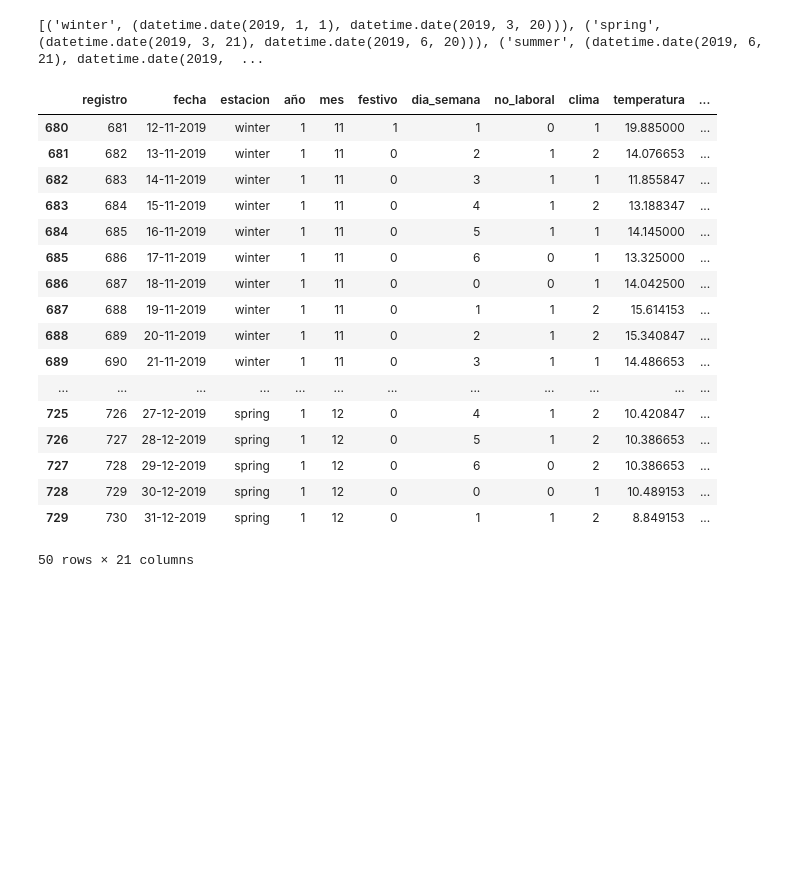
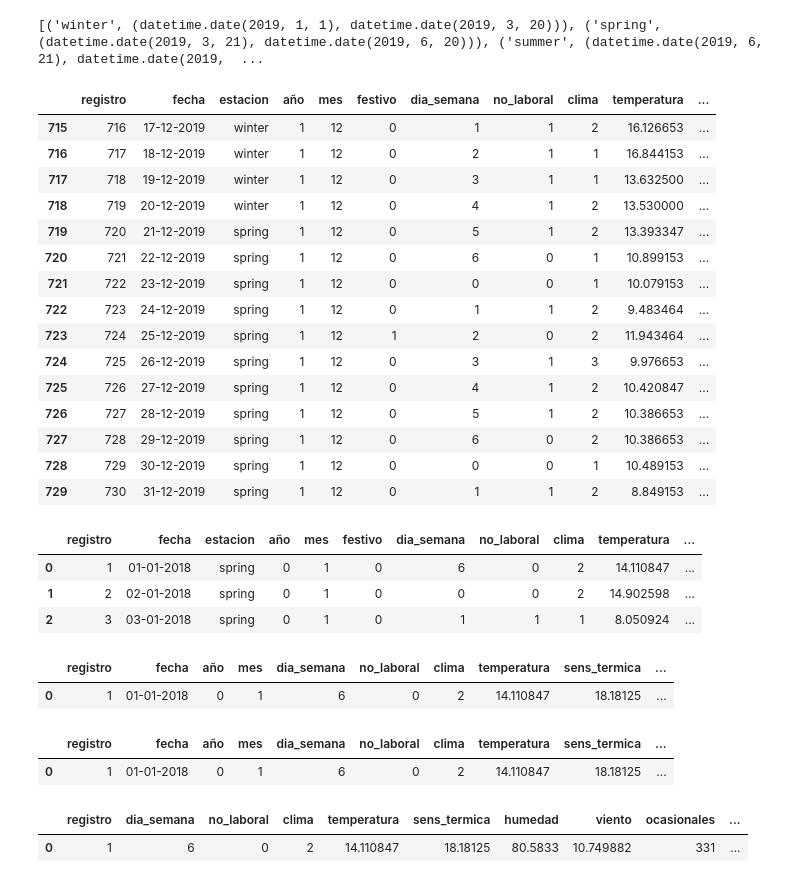
Before and after one commit to Adalab/project-da-promo-C-module-3-team-4, a Jupyter notebook: 1.Limpieza_exploracion.ipynb, the cells around one changed output. Drawn from its saved outputs; the diff is of its cells as text; code cells hidden in the pictures; blank space fills up the shorter version.

Commit message:
subir cambios proyecto lunes 23

```diff
--- a/1.Limpieza_exploracion.ipynb
+++ b/1.Limpieza_exploracion.ipynb
@@ -5,9 +5,12 @@ import pandas as pd
 import numpy as np
 import seaborn as sns
 import matplotlib.pyplot as plt
-import sidetable # si os da un error este comando es por no tenerlo instalado,
-                 # vemos cómo instalarlo en el siguiente apartado
+import sidetable # si nos da un error este comando es por no tenerlo instalado
+#!pip install holidays
+import holidays
+from datetime import date, datetime
 
+pd.options.display.max_columns=None
 # establecer el tamaño de nuestras figuras
 plt.rcParams["figure.figsize"] = (10,8)
 # %%
@@ -235,23 +225,30 @@ def sacar_estacion(fecha):
 # %%
 df["estacion_correcta"] = df["fecha_nueva"].apply(sacar_estacion)
 # %%
-df.tail(50)
+df.tail(15)
 # %% [output]
 |  | registro | fecha | estacion | año | mes | festivo | dia_semana | no_laboral | clima | temperatura | ... |
-| 680 | 681 | 12-11-2019 | winter | 1 | 11 | 1 | 1 | 0 | 1 | 19.885000 | ... |
-| 681 | 682 | 13-11-2019 | winter | 1 | 11 | 0 | 2 | 1 | 2 | 14.076653 | ... |
-| 682 | 683 | 14-11-2019 | winter | 1 | 11 | 0 | 3 | 1 | 1 | 11.855847 | ... |
-| 683 | 684 | 15-11-2019 | winter | 1 | 11 | 0 | 4 | 1 | 2 | 13.188347 | ... |
-| 684 | 685 | 16-11-2019 | winter | 1 | 11 | 0 | 5 | 1 | 1 | 14.145000 | ... |
-| 685 | 686 | 17-11-2019 | winter | 1 | 11 | 0 | 6 | 0 | 1 | 13.325000 | ... |
-| 686 | 687 | 18-11-2019 | winter | 1 | 11 | 0 | 0 | 0 | 1 | 14.042500 | ... |
-| 687 | 688 | 19-11-2019 | winter | 1 | 11 | 0 | 1 | 1 | 2 | 15.614153 | ... |
-| 688 | 689 | 20-11-2019 | winter | 1 | 11 | 0 | 2 | 1 | 2 | 15.340847 | ... |
-| 689 | 690 | 21-11-2019 | winter | 1 | 11 | 0 | 3 | 1 | 1 | 14.486653 | ... |
-| ... | ... | ... | ... | ... | ... | ... | ... | ... | ... | ... | ... |
+| 715 | 716 | 17-12-2019 | winter | 1 | 12 | 0 | 1 | 1 | 2 | 16.126653 | ... |
+| 716 | 717 | 18-12-2019 | winter | 1 | 12 | 0 | 2 | 1 | 1 | 16.844153 | ... |
+| 717 | 718 | 19-12-2019 | winter | 1 | 12 | 0 | 3 | 1 | 1 | 13.632500 | ... |
+| 718 | 719 | 20-12-2019 | winter | 1 | 12 | 0 | 4 | 1 | 2 | 13.530000 | ... |
+| 719 | 720 | 21-12-2019 | spring | 1 | 12 | 0 | 5 | 1 | 2 | 13.393347 | ... |
+| 720 | 721 | 22-12-2019 | spring | 1 | 12 | 0 | 6 | 0 | 1 | 10.899153 | ... |
+| 721 | 722 | 23-12-2019 | spring | 1 | 12 | 0 | 0 | 0 | 1 | 10.079153 | ... |
+| 722 | 723 | 24-12-2019 | spring | 1 | 12 | 0 | 1 | 1 | 2 | 9.483464 | ... |
+| 723 | 724 | 25-12-2019 | spring | 1 | 12 | 1 | 2 | 0 | 2 | 11.943464 | ... |
+| 724 | 725 | 26-12-2019 | spring | 1 | 12 | 0 | 3 | 1 | 3 | 9.976653 | ... |
 | 725 | 726 | 27-12-2019 | spring | 1 | 12 | 0 | 4 | 1 | 2 | 10.420847 | ... |
 | 726 | 727 | 28-12-2019 | spring | 1 | 12 | 0 | 5 | 1 | 2 | 10.386653 | ... |
 | 727 | 728 | 29-12-2019 | spring | 1 | 12 | 0 | 6 | 0 | 2 | 10.386653 | ... |
 | 728 | 729 | 30-12-2019 | spring | 1 | 12 | 0 | 0 | 0 | 1 | 10.489153 | ... |
 | 729 | 730 | 31-12-2019 | spring | 1 | 12 | 0 | 1 | 1 | 2 | 8.849153 | ... |
-50 rows × 21 columns
+# %%
+#Creamos un dataframe donde vamos a ir realizando los siguientes cambios.
+df2=df.copy()
+df2.head(3)
+# %% [output]
+|  | registro | fecha | estacion | año | mes | festivo | dia_semana | no_laboral | clima | temperatura | ... |
+| 0 | 1 | 01-01-2018 | spring | 0 | 1 | 0 | 6 | 0 | 2 | 14.110847 | ... |
+| 1 | 2 | 02-01-2018 | spring | 0 | 1 | 0 | 0 | 0 | 2 | 14.902598 | ... |
+| 2 | 3 | 03-01-2018 | spring | 0 | 1 | 0 | 1 | 1 | 1 | 8.050924 | ... |
@@ -257,0 +257,17 @@ df.tail(50)
+# %%
+df2.head(1)
+# %% [output]
+|  | registro | fecha | año | mes | dia_semana | no_laboral | clima | temperatura | sens_termica | ... |
+| 0 | 1 | 01-01-2018 | 0 | 1 | 6 | 0 | 2 | 14.110847 | 18.18125 | ... |
+# %%
+df2['mes_bueno'] = pd.DatetimeIndex(df2['fecha_nueva']).month
+df2.head(1)
+# %% [output]
+|  | registro | fecha | año | mes | dia_semana | no_laboral | clima | temperatura | sens_termica | ... |
+| 0 | 1 | 01-01-2018 | 0 | 1 | 6 | 0 | 2 | 14.110847 | 18.18125 | ... |
+# %%
+df2.drop(['fecha','año','mes'],axis=1,inplace=True)
+df2.head(1)
+# %% [output]
+|  | registro | dia_semana | no_laboral | clima | temperatura | sens_termica | humedad | viento | ocasionales | ... |
+| 0 | 1 | 6 | 0 | 2 | 14.110847 | 18.18125 | 80.5833 | 10.749882 | 331 | ... |
```
Also changed, not shown: parts of 13 cells of this notebook.
